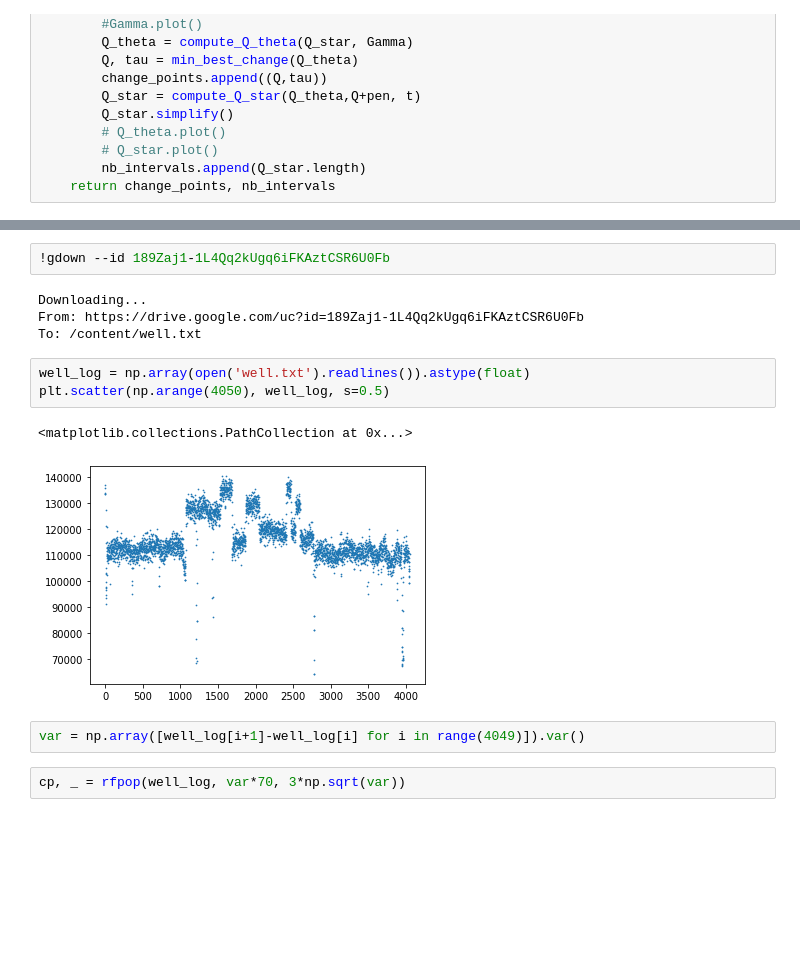
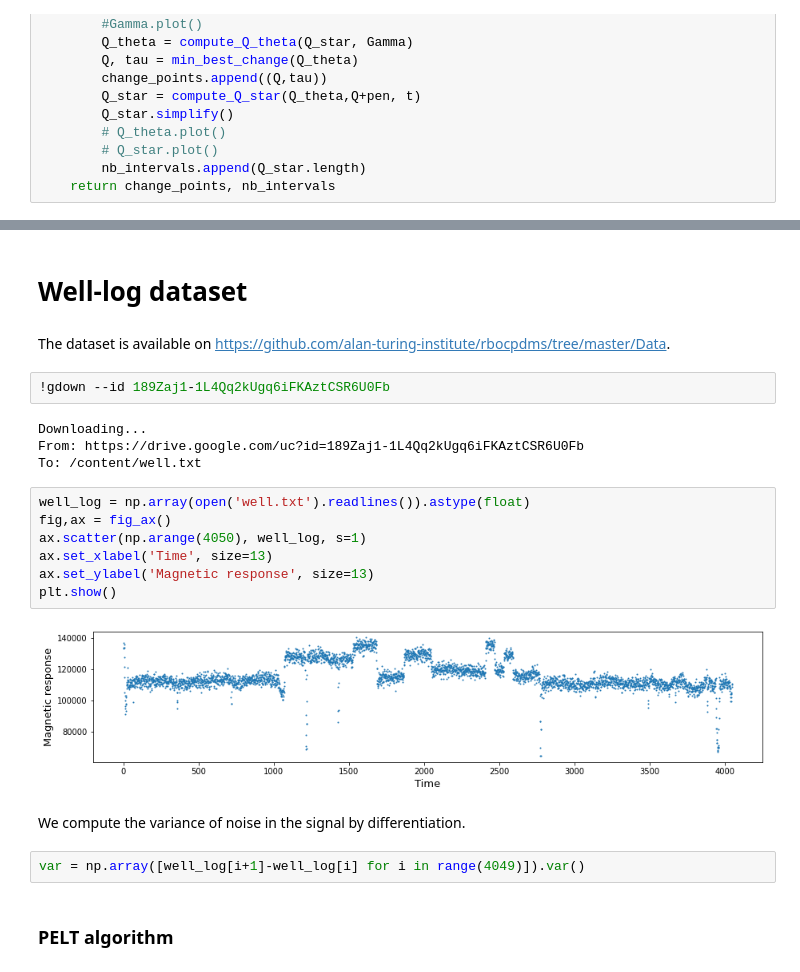
Before and after one commit to alexisgroshenry/robust_fpop, a Jupyter notebook: R_FPOP.ipynb, the cells around one changed output, grey strips where cells are left out. Drawn from its saved outputs; the diff is of its cells as text; blank space fills up the shorter version.

```diff
--- a/R_FPOP.ipynb
+++ b/R_FPOP.ipynb
@@ -441,3 +645,7 @@ The dataset is available on https://github.com/alan-turing-institute/rbocpdms/tr
+# %% [markdown]
+# Well-log dataset
+# %% [markdown]
+The dataset is available on https://github.com/alan-turing-institute/rbocpdms/tree/master/Data.
 # %%
 !gdown --id 189Zaj1-1L4Qq2kUgq6iFKAztCSR6U0Fb
 # %% [output]
@@ -446,11 +654,16 @@ From: https://drive.google.com/uc?id=189Zaj1-1L4Qq2kUgq6iFKAztCSR6U0Fb
 To: /content/well.txt
 # %%
 well_log = np.array(open('well.txt').readlines()).astype(float)
-plt.scatter(np.arange(4050), well_log, s=0.5)
+fig,ax = fig_ax()
+ax.scatter(np.arange(4050), well_log, s=1)
+ax.set_xlabel('Time', size=13)
+ax.set_ylabel('Magnetic response', size=13)
+plt.show()
 # %% [output]
-<matplotlib.collections.PathCollection at 0x...>
-[figure, old version]
+[figure, new version]
+# %% [markdown]
+We compute the variance of noise in the signal by differentiation.
 # %%
 var = np.array([well_log[i+1]-well_log[i] for i in range(4049)]).var()
-# %%
-cp, _ = rfpop(well_log, var*70, 3*np.sqrt(var))
+# %% [markdown]
+### PELT algorithm
```
Also changed, not shown: parts of 60 cells of this notebook.
